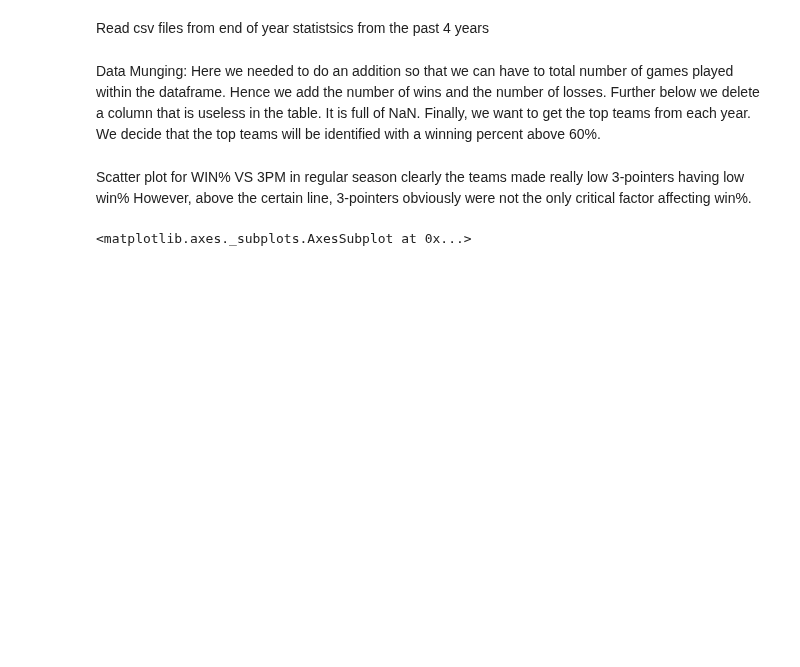
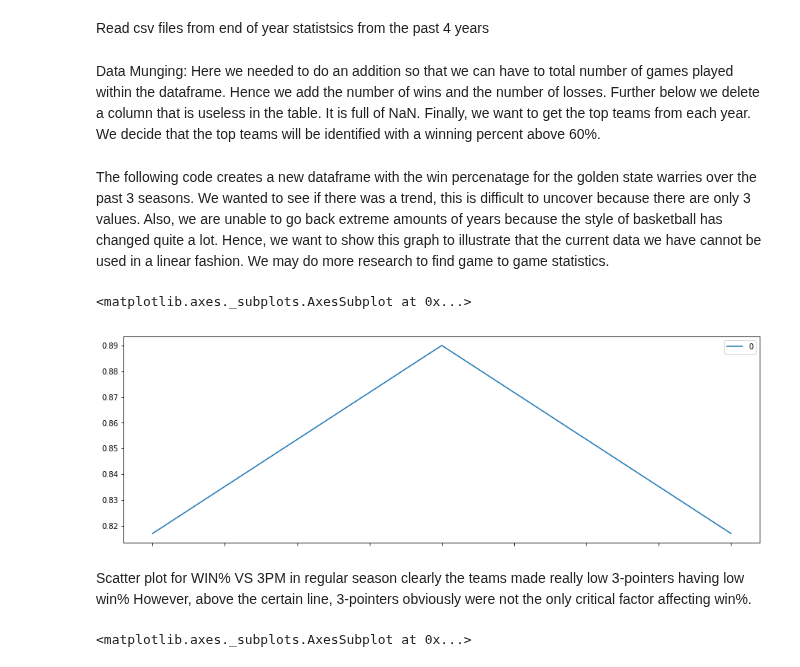
Before and after one commit to MaloneRobert/BasketballPredictor, a Jupyter notebook: Part_One.ipynb, the cells around one changed output. Drawn from its saved outputs; the diff is of its cells as text; code cells hidden in the pictures; blank space fills up the shorter version.

Commit message:
Edited Part_One.pynb: I added a line graph, and added comments to code

```diff
--- a/Part_One.ipynb
+++ b/Part_One.ipynb
@@ -83,6 +83,22 @@ del team_stats1415["MIN"]
 del team_stats1516["MIN"]
 del team_stats1617["MIN"]
 del team_stats1718["MIN"]
+# %% [markdown]
+The following code creates a new dataframe with the win percenatage for the golden state warries over the past 3 seasons. We wanted to see if there was a trend, this is difficult to uncover because there are only 3 values. Also, we are unable to go back extreme amounts of years because the style of basketball has changed quite a lot. Hence, we want to show this graph to illustrate that the current data we have cannot be used in a linear fashion. We may do more research to find game to game statistics.
+# %%
+gs_stats1415 = team_stats1415[team_stats1415['TEAM'] == "Golden_State_Warriors"]
+gs_stats1516 = team_stats1516[team_stats1516['TEAM'] == "Golden_State_Warriors"]
+gs_stats1617 = team_stats1617[team_stats1617['TEAM'] == "Golden_State_Warriors"]
+
+gs_stats1415 = gs_stats1415["WIN%"]
+gs_stats1516 = gs_stats1516["WIN%"]
+gs_stats1617 = gs_stats1617["WIN%"]
+
+gs_stats = pd.DataFrame([gs_stats1415, gs_stats1516, gs_stats1617])
+gs_stats.plot(kind = 'line', figsize = (15, 5))
+# %% [output]
+<matplotlib.axes._subplots.AxesSubplot at 0x...>
+[figure, added]
 # %% [markdown]
 Scatter plot for WIN% VS 3PM in regular season clearly the teams made really low 3-pointers having low win%
 However, above the certain line, 3-pointers obviously were not the only critical factor affecting win%.
```
